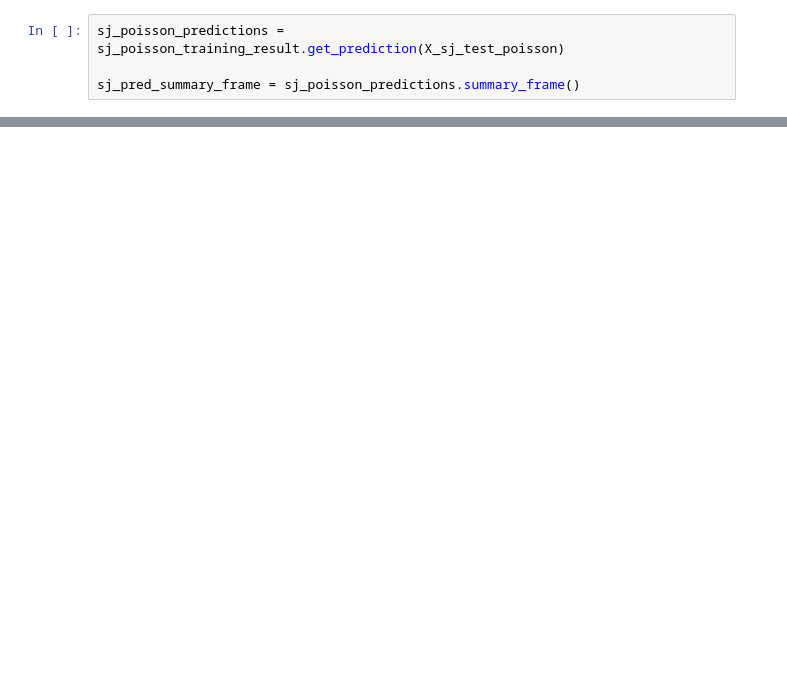
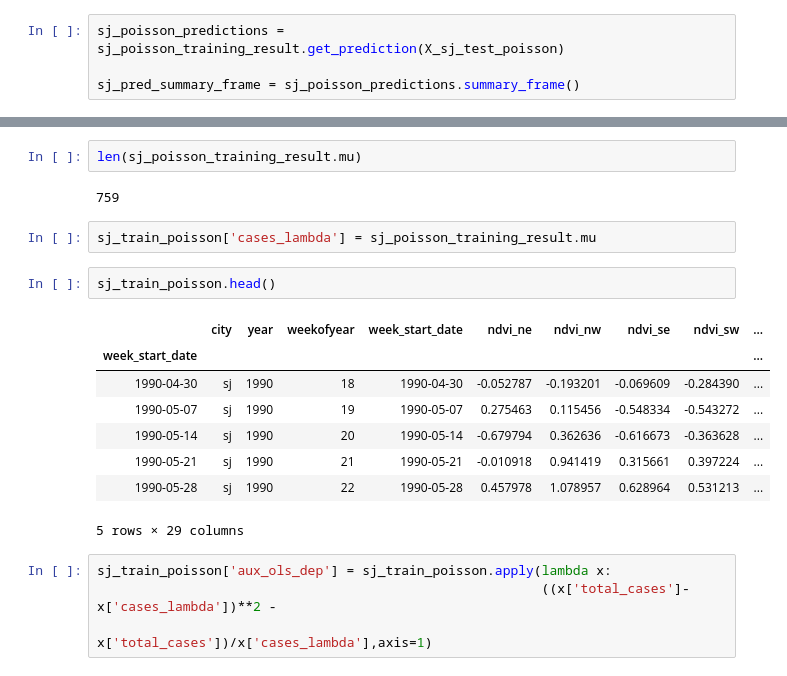
Before and after one commit to jisanos/DengAIProject, a Jupyter notebook: Final_Proyect_Script.ipynb, the cells around one changed output, grey strips where cells are left out. Cells and saved outputs as stored; diff of their text form; blank space fills up the shorter version.

```diff
--- a/Final_Proyect_Script.ipynb
+++ b/Final_Proyect_Script.ipynb
@@ -661,0 +691,21 @@ plt.show()
+# %%
+len(sj_poisson_training_result.mu)
+# %% [output]
+759
+# %%
+sj_train_poisson['cases_lambda'] = sj_poisson_training_result.mu
+# %%
+sj_train_poisson.head()
+# %% [output]
+|  | city | year | weekofyear | week_start_date | ndvi_ne | ndvi_nw | ndvi_se | ndvi_sw | ... |
+| week_start_date |  |  |  |  |  |  |  |  | ... |
+| 1990-04-30 | sj | 1990 | 18 | 1990-04-30 | -0.052787 | -0.193201 | -0.069609 | -0.284390 | ... |
+| 1990-05-07 | sj | 1990 | 19 | 1990-05-07 | 0.275463 | 0.115456 | -0.548334 | -0.543272 | ... |
+| 1990-05-14 | sj | 1990 | 20 | 1990-05-14 | -0.679794 | 0.362636 | -0.616673 | -0.363628 | ... |
+| 1990-05-21 | sj | 1990 | 21 | 1990-05-21 | -0.010918 | 0.941419 | 0.315661 | 0.397224 | ... |
+| 1990-05-28 | sj | 1990 | 22 | 1990-05-28 | 0.457978 | 1.078957 | 0.628964 | 0.531213 | ... |
+5 rows × 29 columns
+# %%
+sj_train_poisson['aux_ols_dep'] = sj_train_poisson.apply(lambda x:
+                                                         ((x['total_cases']-x['cases_lambda'])**2 -
+                                                         x['total_cases'])/x['cases_lambda'],axis=1)
```
Also changed, not shown: parts of 21 cells of this notebook, 1 other file.
